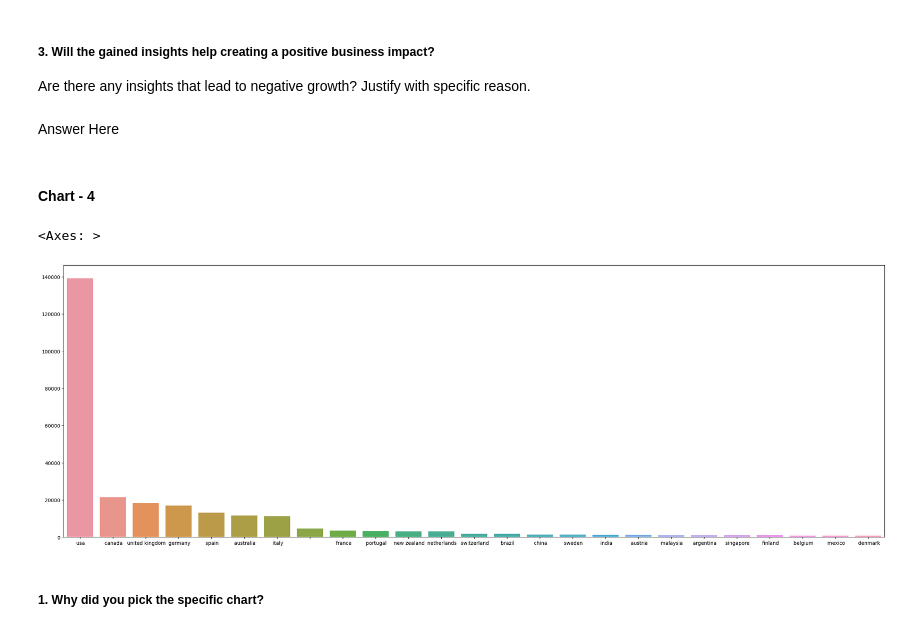
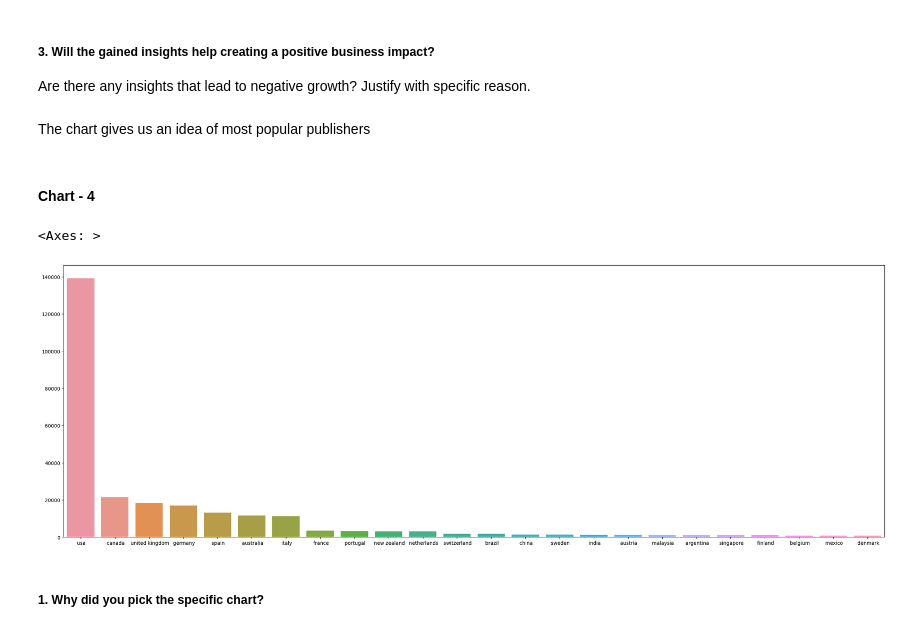
Before and after one commit to vivek72v/Book_Recommendation_Sysytem, a Jupyter notebook: Final_Book_Recommendation_System.ipynb, the cells around one changed output. Drawn from its saved outputs; the diff is of its cells as text; code cells hidden in the pictures.

```diff
--- a/Final_Book_Recommendation_System.ipynb
+++ b/Final_Book_Recommendation_System.ipynb
@@ -476,6 +490,9 @@ books['year'] = books["Year-Of-Publication"].map(lambda x : x if type(x) ==int e
 #Getting the country in a seperate column from location details given
 users['Location'] = users['Location'].str.split(',')
 users['country'] = users['Location'].apply(pd.Series)[2]
+# %%
+#Seperating users in different Age categories according to their given Age
+users['Age category'] = users['Age'].map(lambda x : 'Age not Given' if x == 0  else('Child' if x<13 else('Teenager' if x <20 else('Young Adult' if x < 41 else('Middle Aged' if x <61 else 'Retired') ))))
 # %% [markdown]
 #### For EDA
 # %%
@@ -603,17 +625,19 @@ Most books has been published by the Ballantine Books
 # %% [markdown]
 ##### 3. Will the gained insights help creating a positive business impact?
 Are there any insights that lead to negative growth? Justify with specific reason.
-# %% [markdown]
-Answer Here
+# %% [markdown]
+The chart gives us an idea of most popular publishers
 # %% [markdown]
 #### Chart - 4
 # %%
 # Chart - 4 visualization code
-z =  users['country'].value_counts().sort_values(ascending = False)[:25]
-sns.barplot(x= z.index ,y =  z.values)
+#The countplot gives us the count of users according to country name
+user_count_by_country =  users['country'].value_counts().sort_values(ascending = False)[:25]
+user_count_by_country = user_count_by_country[user_count_by_country.index != '']
+sns.barplot(x= user_count_by_country.index ,y  =  user_count_by_country.values)
 # %% [output]
 <Axes: >
-[figure, old version]
+[figure, new version]
 # %% [markdown]
 ##### 1. Why did you pick the specific chart?
 # %% [markdown]
```
Also changed, not shown: parts of 136 cells of this notebook.
